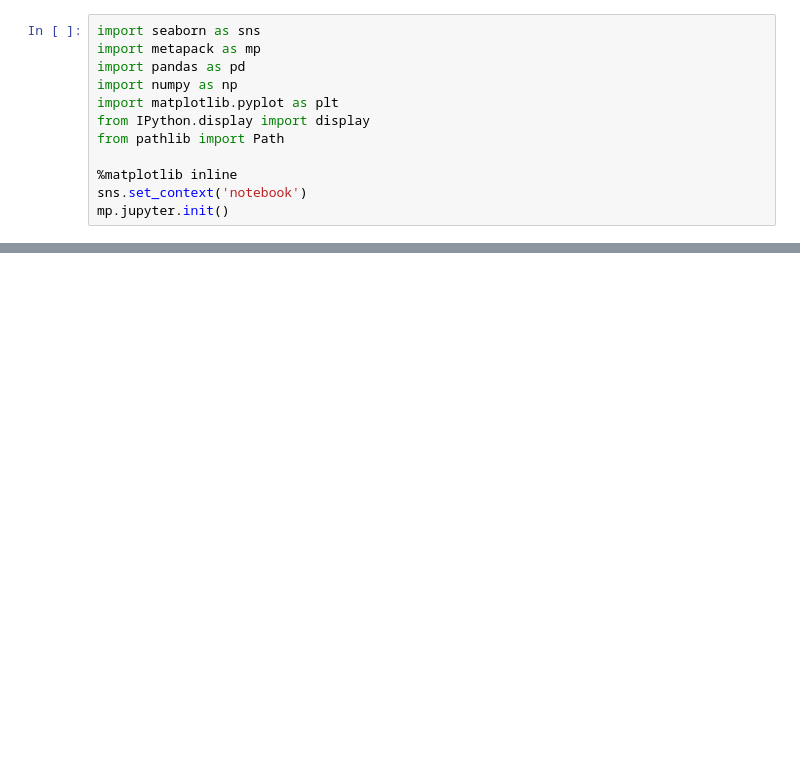
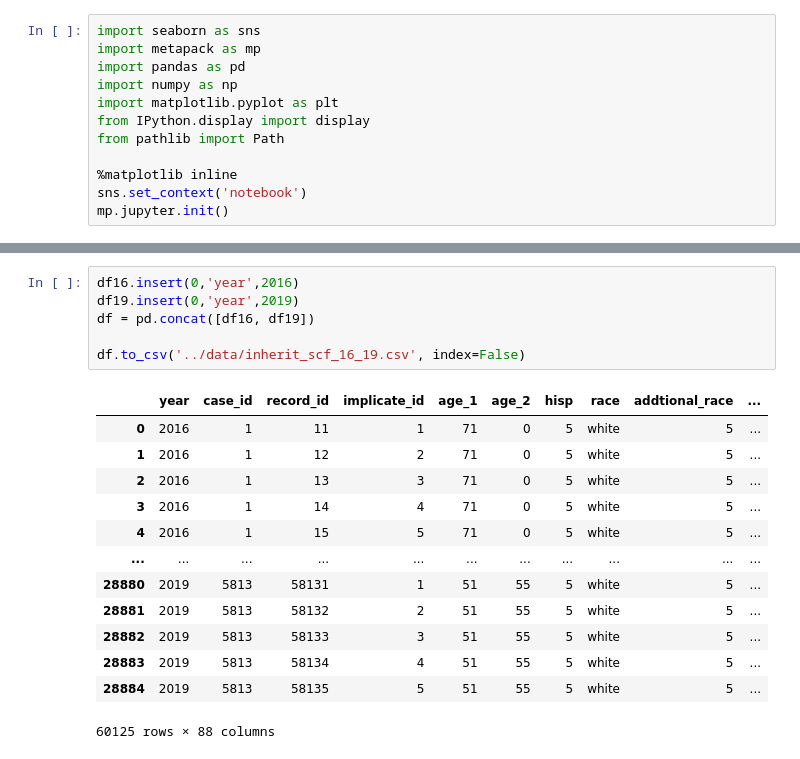
Before and after one commit to metatab-packages/federalreserve.gov-consumer_finances-2016-inherit, a Jupyter notebook: notebooks/Extract.ipynb, the cells around one changed output, grey strips where cells are left out. Saved outputs shown, nothing was run; the diff lists cells and outputs as text; blank space fills up the shorter version.

```diff
--- a/notebooks/Extract.ipynb
+++ b/notebooks/Extract.ipynb
@@ -174,0 +263,20 @@ df.to_csv('../data/inherit_scf_16.csv', index=False)
+# %%
+df16.insert(0,'year',2016)
+df19.insert(0,'year',2019)
+df = pd.concat([df16, df19])
+
+df.to_csv('../data/inherit_scf_16_19.csv', index=False)
+# %% [output]
+|  | year | case_id | record_id | implicate_id | age_1 | age_2 | hisp | race | addtional_race | ... |
+| 0 | 2016 | 1 | 11 | 1 | 71 | 0 | 5 | white | 5 | ... |
+| 1 | 2016 | 1 | 12 | 2 | 71 | 0 | 5 | white | 5 | ... |
+| 2 | 2016 | 1 | 13 | 3 | 71 | 0 | 5 | white | 5 | ... |
+| 3 | 2016 | 1 | 14 | 4 | 71 | 0 | 5 | white | 5 | ... |
+| 4 | 2016 | 1 | 15 | 5 | 71 | 0 | 5 | white | 5 | ... |
+| ... | ... | ... | ... | ... | ... | ... | ... | ... | ... | ... |
+| 28880 | 2019 | 5813 | 58131 | 1 | 51 | 55 | 5 | white | 5 | ... |
+| 28881 | 2019 | 5813 | 58132 | 2 | 51 | 55 | 5 | white | 5 | ... |
+| 28882 | 2019 | 5813 | 58133 | 3 | 51 | 55 | 5 | white | 5 | ... |
+| 28883 | 2019 | 5813 | 58134 | 4 | 51 | 55 | 5 | white | 5 | ... |
+| 28884 | 2019 | 5813 | 58135 | 5 | 51 | 55 | 5 | white | 5 | ... |
+60125 rows × 88 columns
```
Also changed, not shown: parts of 13 cells of this notebook, 6 other files.
